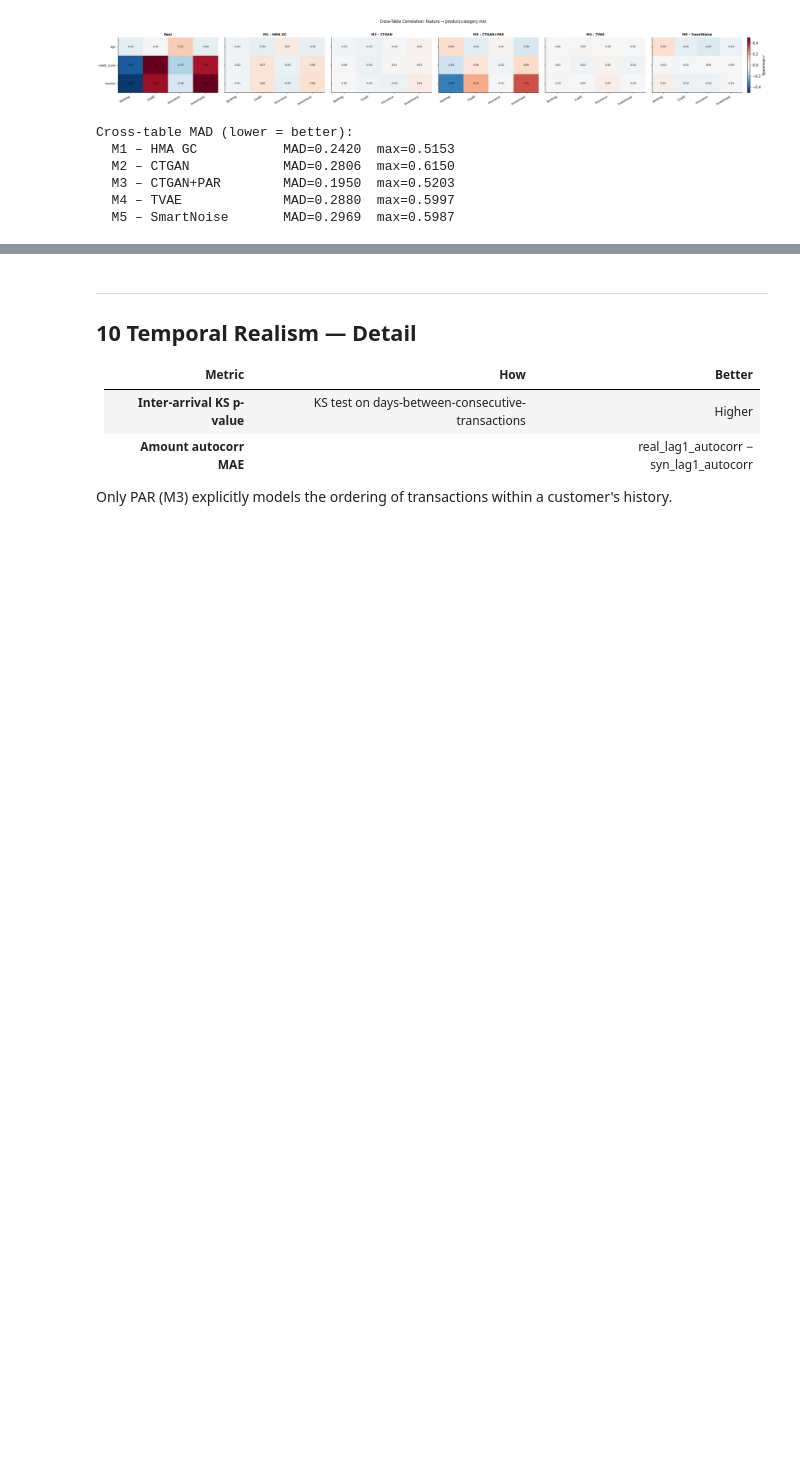
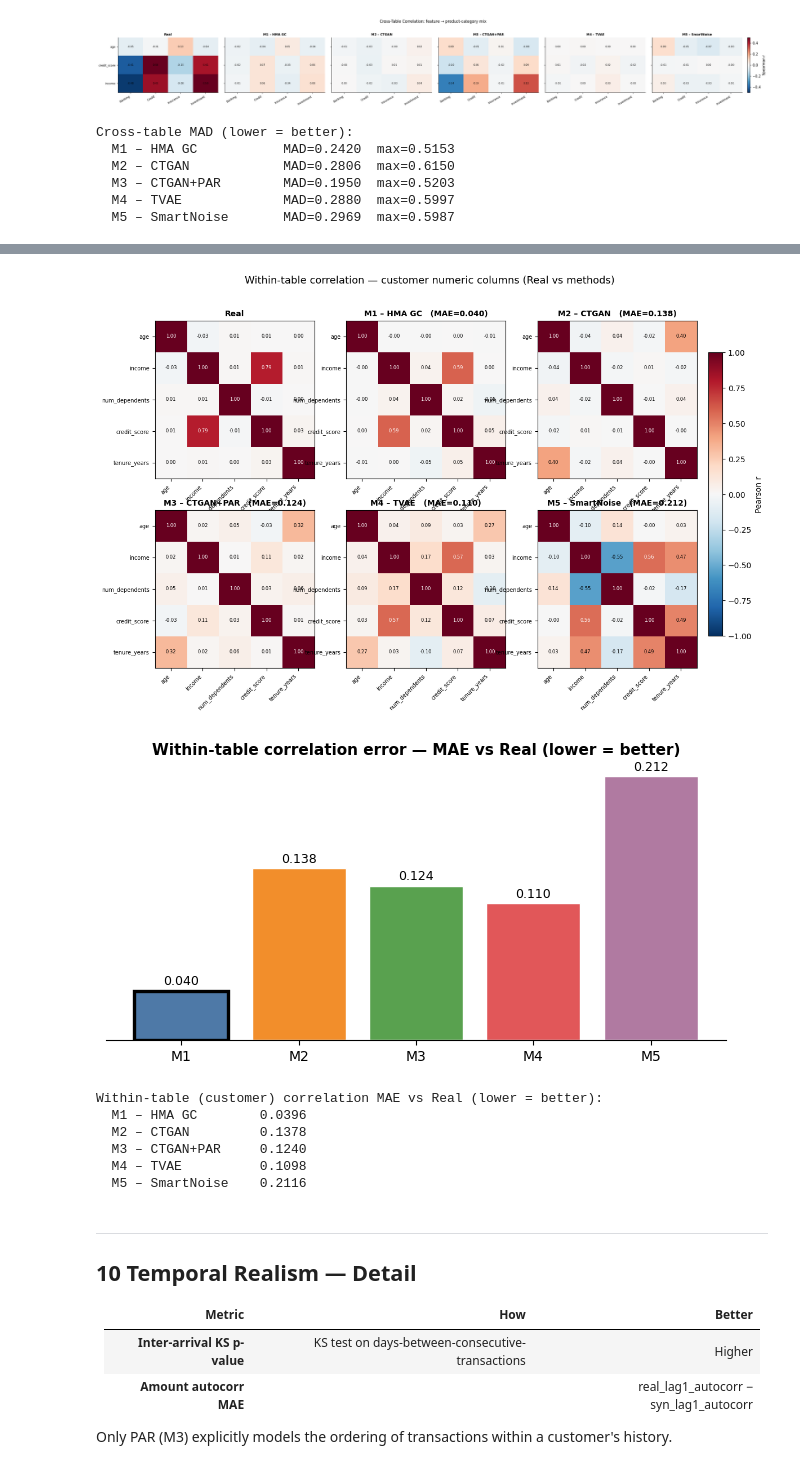
Before and after one commit to dylanwang2111/synthetic_data_gen, a Jupyter notebook: synthetic_data_pipeline.ipynb, the cells around one changed output, grey strips where cells are left out. Drawn from its saved outputs; the diff is of its cells as text; code cells hidden in the pictures; blank space fills up the shorter version.

```diff
--- a/synthetic_data_pipeline.ipynb
+++ b/synthetic_data_pipeline.ipynb
@@ -564,3 +569,56 @@ Cross-table MAD (lower = better):
+# %%
+# Within-table (customer) correlation structure — Real vs each method
+from itertools import product as _prod
+corr_cols = ['age', 'income', 'num_dependents', 'credit_score', 'tenure_years']
+def _corr(dfc): return dfc[corr_cols].corr(method='pearson')
+
+real_corr = _corr(df_c)
+iu = np.triu_indices(len(corr_cols), 1)          # off-diagonal pairs only
+panels = [('Real', df_c)] + [(n, s['customers']) for n, s in synthetic_datasets.items()]
+
+# Figure 1 — correlation matrices (2 x 3)
+fig, axes = plt.subplots(2, 3, figsize=(13, 8)); axes = axes.ravel()
+for ax, (name, dfc) in zip(axes, panels):
+    M = _corr(dfc).values
+    im = ax.imshow(M, cmap='RdBu_r', vmin=-1, vmax=1, aspect='auto')
+    mae = np.abs(M - real_corr.values)[iu].mean()
+    ax.set_title(name if name == 'Real' else f'{name}   (MAE={mae:.3f})',
+                 fontsize=10, fontweight='bold')
+    ax.set_xticks(range(len(corr_cols))); ax.set_xticklabels(corr_cols, rotation=45, ha='right', fontsize=7)
+    ax.set_yticks(range(len(corr_cols))); ax.set_yticklabels(corr_cols, fontsize=7)
+    for i, j in _prod(range(len(corr_cols)), repeat=2):
+        ax.text(j, i, f'{M[i,j]:.2f}', ha='center', va='center', fontsize=6,
+                color='white' if abs(M[i,j]) > 0.55 else 'black')
+for k in range(len(panels), len(axes)): axes[k].axis('off')
+fig.colorbar(im, ax=axes, fraction=0.025, pad=0.02, label='Pearson r')
+fig.suptitle('Within-table correlation — customer numeric columns (Real vs methods)', fontsize=13)
+plt.savefig(REPORTS_DIR / 'in_table_correlation.png', bbox_inches='tight'); plt.show()
+
+# Figure 2 — correlation-fidelity ranking (lower MAE = better)
+maes = {n: float(np.abs(_corr(s['customers']).values - real_corr.values)[iu].mean())
+        for n, s in synthetic_datasets.items()}
+fig, ax = plt.subplots(figsize=(8, 3.6))
+names = list(maes); bars = ax.bar([f'M{i+1}' for i in range(len(names))],
+                                   [maes[n] for n in names],
+                                   color=[METHOD_COLORS[n] for n in names], edgecolor='white')
+best_i = int(np.argmin([maes[n] for n in names]))
+bars[best_i].set_edgecolor('black'); bars[best_i].set_linewidth(2.4)
+ax.bar_label(bars, fmt='%.3f', fontsize=9, padding=2)
+ax.set_title('Within-table correlation error — MAE vs Real (lower = better)', fontsize=11, fontweight='bold')
+ax.set_yticks([]); [ax.spines[s].set_visible(False) for s in ('top','right','left')]
+plt.savefig(REPORTS_DIR / 'in_table_corr_error.png', bbox_inches='tight'); plt.show()
+
+print('Within-table (customer) correlation MAE vs Real (lower = better):')
+for n in names: print(f'  {n:<18} {maes[n]:.4f}')
+# %% [output]
+[figure, added]
+[figure, added]
+Within-table (customer) correlation MAE vs Real (lower = better):
+  M1 – HMA GC        0.0396
+  M2 – CTGAN         0.1378
+  M3 – CTGAN+PAR     0.1240
+  M4 – TVAE          0.1098
+  M5 – SmartNoise    0.2116
 # %% [markdown]
 ---
 ## 10  Temporal Realism — Detail
```
Also changed, not shown: parts of 1 cell of this notebook, 4 other files.
